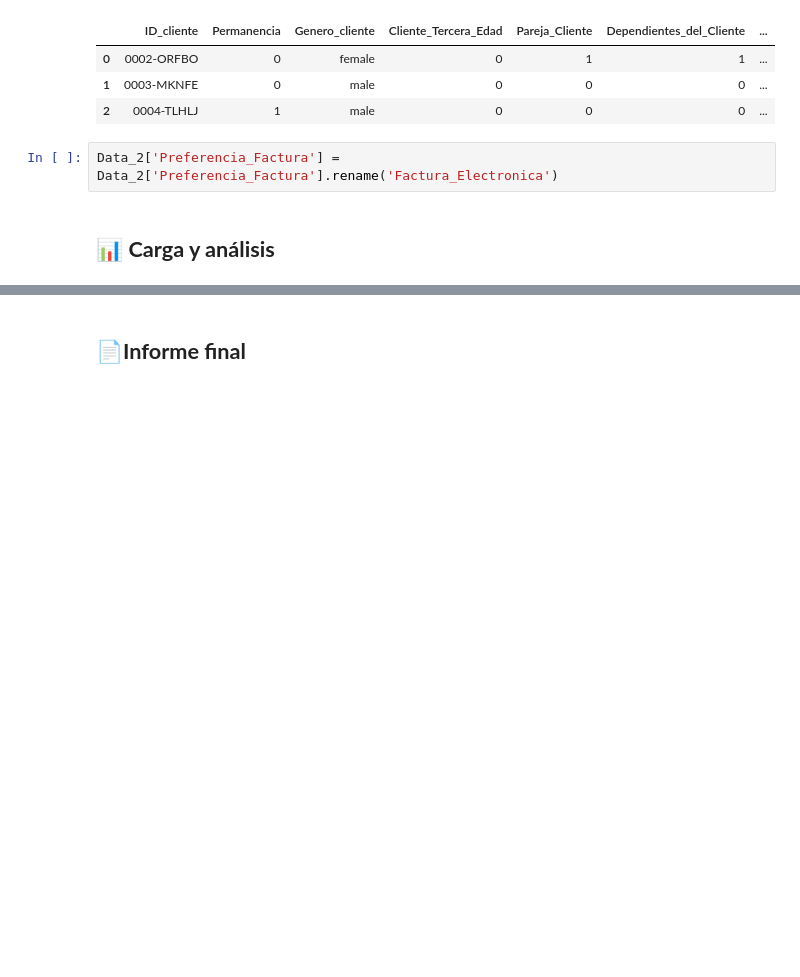
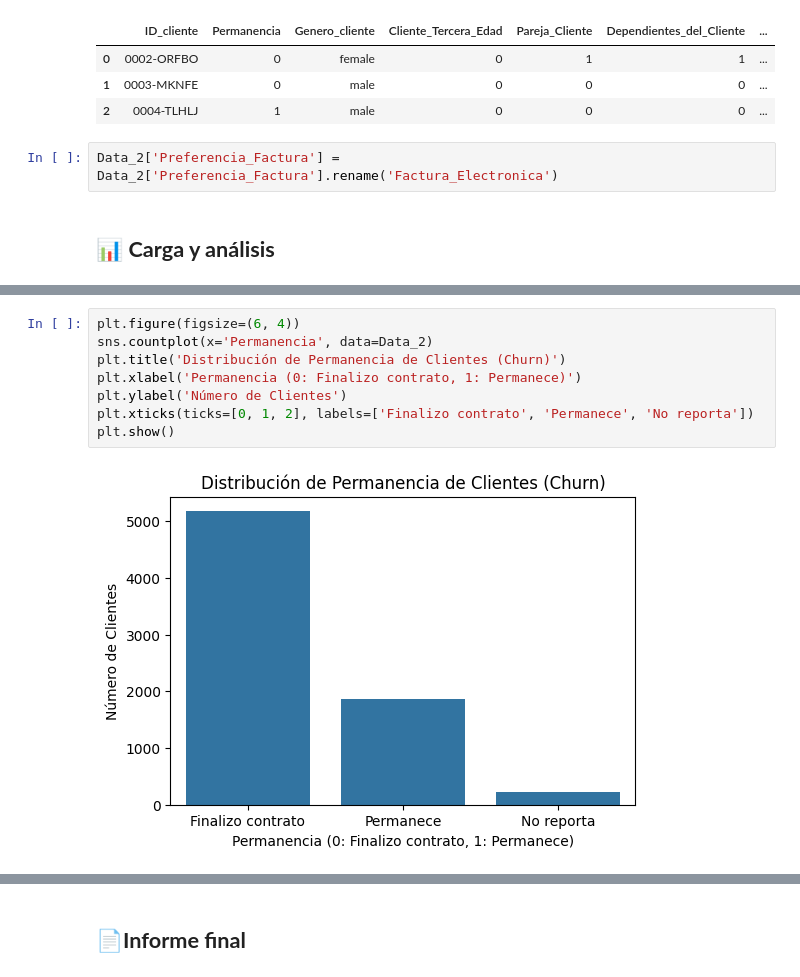
Before and after one commit to CarloR04/Challenge-Telcom_X, a Jupyter notebook: Telcom_X.ipynb, the cells around one changed output, grey strips where cells are left out. Saved outputs shown, nothing was run; the diff lists cells and outputs as text; blank space fills up the shorter version.

```diff
--- a/Telcom_X.ipynb
+++ b/Telcom_X.ipynb
@@ -746,0 +772,10 @@ Data_2['Preferencia_Factura'] = Data_2['Preferencia_Factura'].rename('Factura_El
+# %%
+plt.figure(figsize=(6, 4))
+sns.countplot(x='Permanencia', data=Data_2)
+plt.title('Distribución de Permanencia de Clientes (Churn)')
+plt.xlabel('Permanencia (0: Finalizo contrato, 1: Permanece)')
+plt.ylabel('Número de Clientes')
+plt.xticks(ticks=[0, 1, 2], labels=['Finalizo contrato', 'Permanece', 'No reporta'])
+plt.show()
+# %% [output]
+[figure, added]
```
Also changed, not shown: parts of 6 cells of this notebook.
